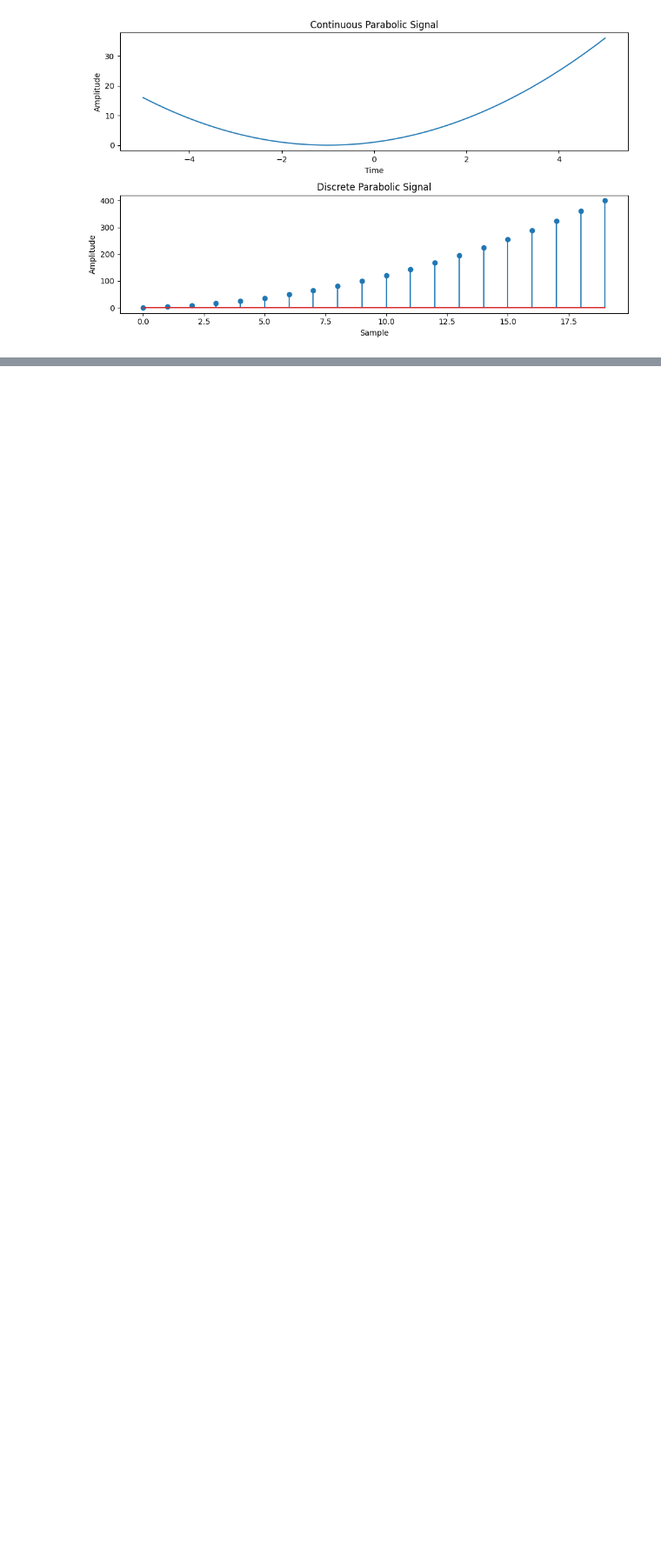
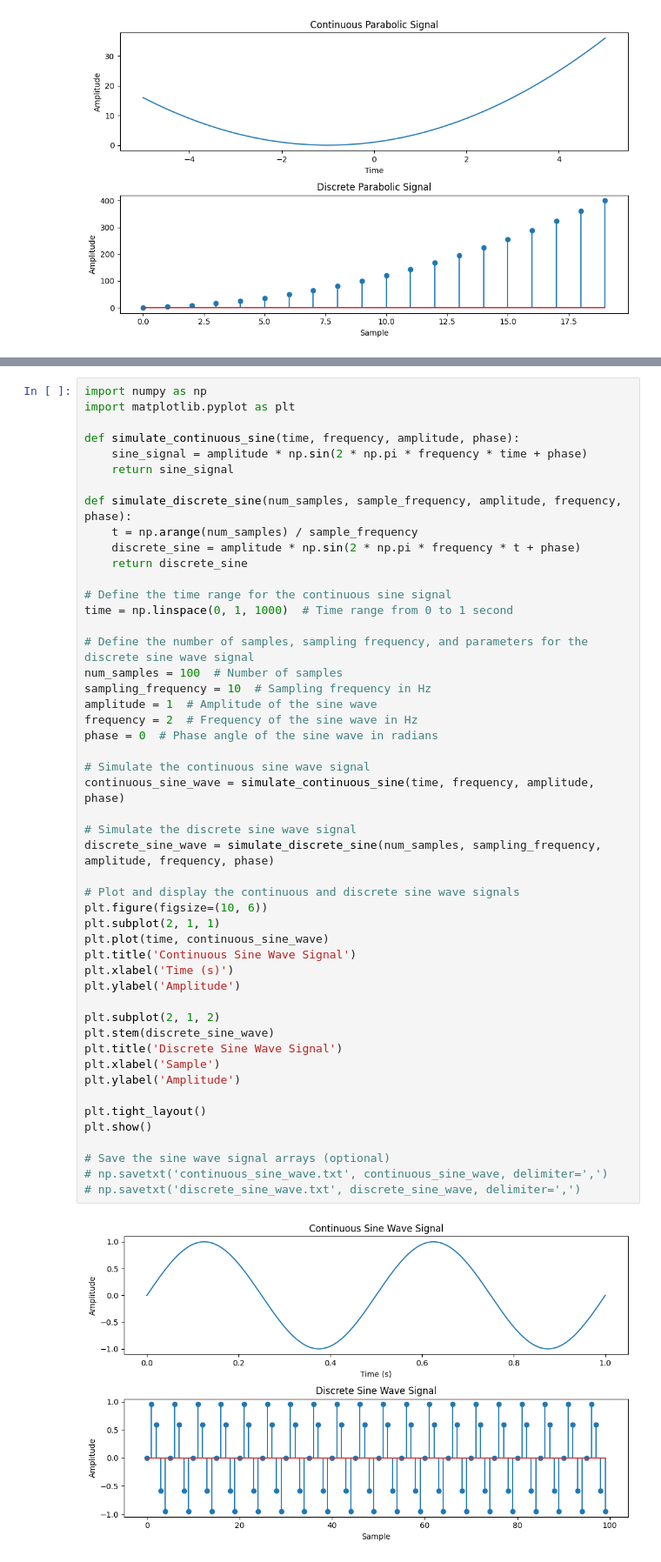
Before and after one commit to JahnviAghera/DSIP, a Jupyter notebook: experiment_01/experiment_01.ipynb, the cells around one changed output, grey strips where cells are left out. Shown: that part at 87% size. Saved outputs shown, nothing was run; the diff lists cells and outputs as text; blank space fills up the shorter version.

```diff
--- a/experiment_01/experiment_01.ipynb
+++ b/experiment_01/experiment_01.ipynb
@@ -451,0 +454,51 @@ plt.show()
+# %%
+import numpy as np
+import matplotlib.pyplot as plt
+
+def simulate_continuous_sine(time, frequency, amplitude, phase):
+    sine_signal = amplitude * np.sin(2 * np.pi * frequency * time + phase)
+    return sine_signal
+
+def simulate_discrete_sine(num_samples, sample_frequency, amplitude, frequency, phase):
+    t = np.arange(num_samples) / sample_frequency
+    discrete_sine = amplitude * np.sin(2 * np.pi * frequency * t + phase)
+    return discrete_sine
+
+# Define the time range for the continuous sine signal
+time = np.linspace(0, 1, 1000)  # Time range from 0 to 1 second
+
+# Define the number of samples, sampling frequency, and parameters for the discrete sine wave signal
+num_samples = 100  # Number of samples
+sampling_frequency = 10  # Sampling frequency in Hz
+amplitude = 1  # Amplitude of the sine wave
+frequency = 2  # Frequency of the sine wave in Hz
+phase = 0  # Phase angle of the sine wave in radians
+
+# Simulate the continuous sine wave signal
+continuous_sine_wave = simulate_continuous_sine(time, frequency, amplitude, phase)
+
+# Simulate the discrete sine wave signal
+discrete_sine_wave = simulate_discrete_sine(num_samples, sampling_frequency, amplitude, frequency, phase)
+
+# Plot and display the continuous and discrete sine wave signals
+plt.figure(figsize=(10, 6))
+plt.subplot(2, 1, 1)
+plt.plot(time, continuous_sine_wave)
+plt.title('Continuous Sine Wave Signal')
+plt.xlabel('Time (s)')
+plt.ylabel('Amplitude')
+
+plt.subplot(2, 1, 2)
+plt.stem(discrete_sine_wave)
+plt.title('Discrete Sine Wave Signal')
+plt.xlabel('Sample')
+plt.ylabel('Amplitude')
+
+plt.tight_layout()
+plt.show()
+
+# Save the sine wave signal arrays (optional)
+# np.savetxt('continuous_sine_wave.txt', continuous_sine_wave, delimiter=',')
+# np.savetxt('discrete_sine_wave.txt', discrete_sine_wave, delimiter=',')
+# %% [output]
+[figure, added]
```
Also changed, not shown: parts of 1 cell of this notebook, 7 other files.
